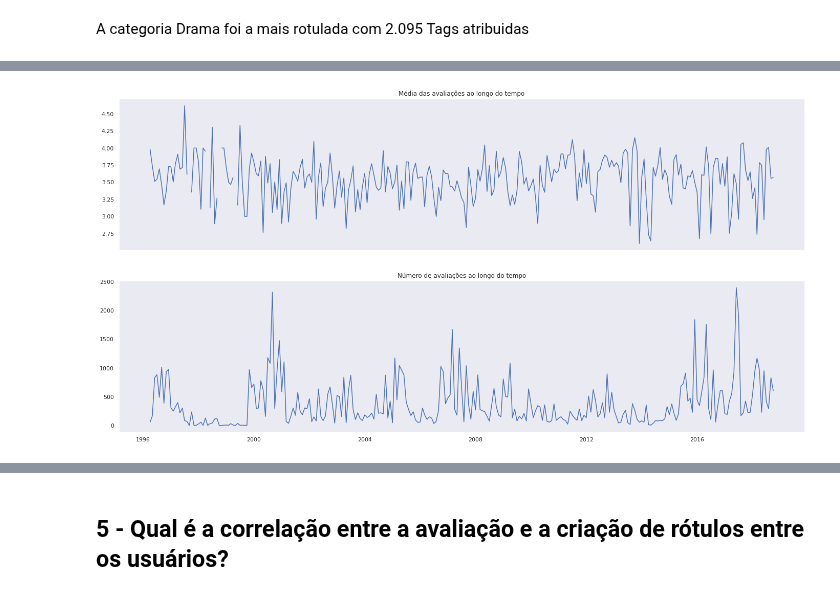
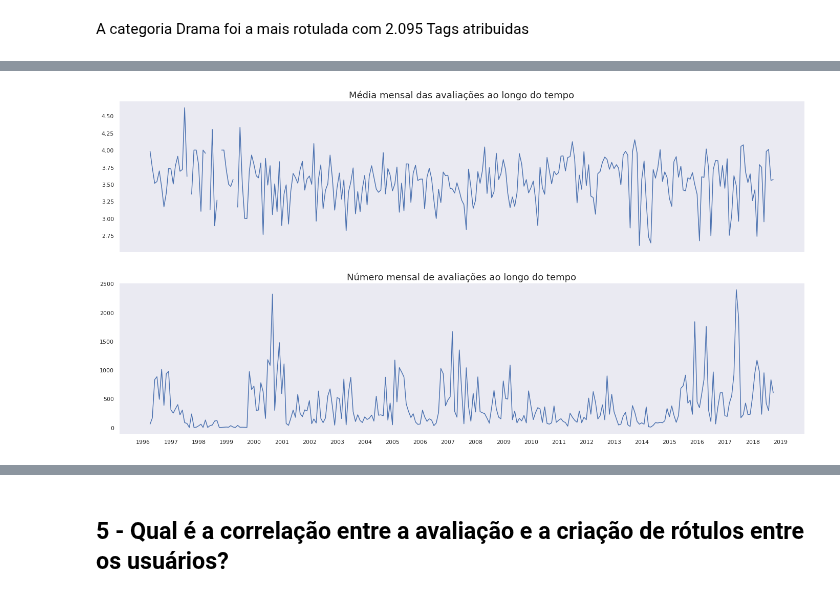
Before and after one commit to dieguim-ifsp-posCD/D1AED, a Jupyter notebook: avaliacoes/20210513-avaliacao01/AED-movie-lens-small.ipynb, the cells around one changed output, grey strips where cells are left out. Saved outputs shown, nothing was run; the diff lists cells and outputs as text; code cells hidden in the pictures.

```diff
--- a/avaliacoes/20210513-avaliacao01/AED-movie-lens-small.ipynb
+++ b/avaliacoes/20210513-avaliacao01/AED-movie-lens-small.ipynb
@@ -899,14 +882,23 @@ ratings_timestamp
 # %%
+# Número de avaliações e média das avaliações por mês
+ratings_timestamp = ratings_df.groupby(pd.Grouper(key='timestamp',freq='M')).agg({'rating': ['mean','count']}).droplevel(level=0, axis=1)
+
 fig, (ax1, ax2) = plt.subplots(2, sharex=True, figsize=(24,12))
 
+# Gráfico da média das avaliações
 ax1.plot(ratings_timestamp['mean'])
-ax1.set_title('Média das avaliações ao longo do tempo')
+ax1.set_title('Média mensal das avaliações ao longo do tempo', fontsize=18)
 ax1.grid(False)
 
+# Gráfico do número de avaliações
 ax2.plot(ratings_timestamp['count'])
-ax2.set_title('Número de avaliações ao longo do tempo')
+ax2.set_title('Número mensal de avaliações ao longo do tempo', fontsize=18)
 ax2.grid(False)
 
+# Rótulo anual para eixo x
+ax2.xaxis.set_major_formatter(mdates.DateFormatter('%Y'))
+ax2.xaxis.set_major_locator(mdates.YearLocator())
+
 plt.show()
 # %% [output]
-[figure, old version]
+[figure, new version]
```
Also changed, not shown: parts of 11 cells of this notebook.
